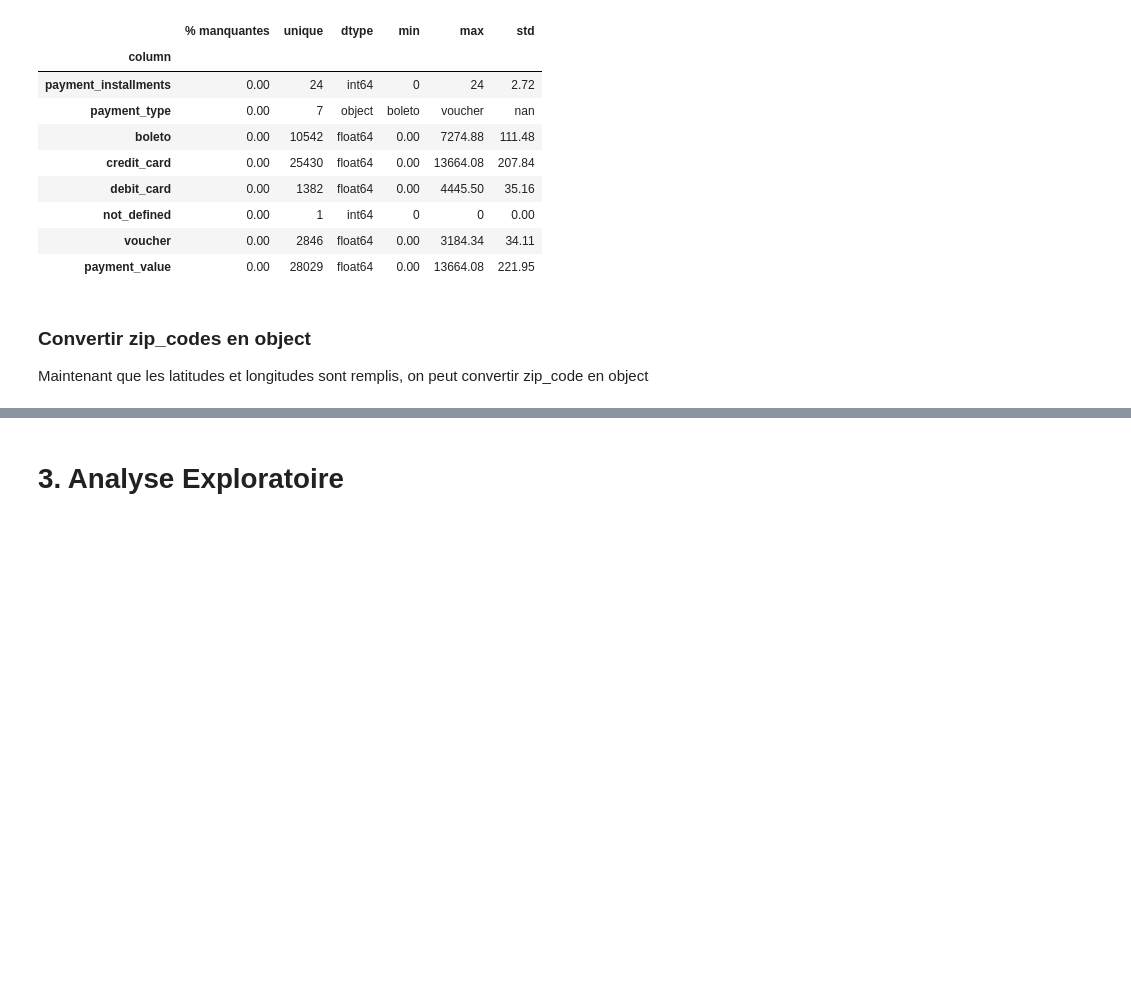
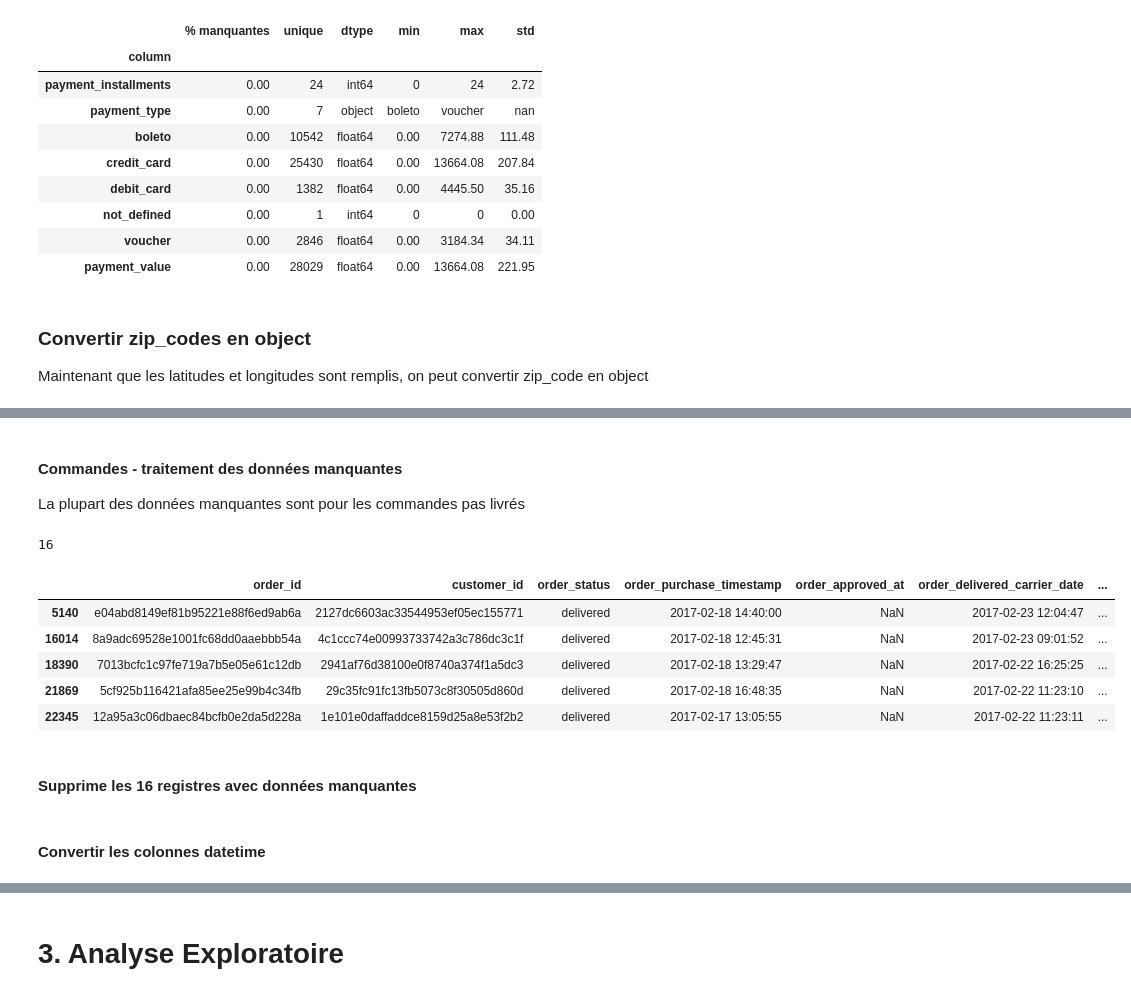
Before and after one commit to mrcreasey/oc-ds-p5-unsupervised-clustering, a Jupyter notebook: P5_01_analyse.ipynb, the cells around one changed output, grey strips where cells are left out. Saved outputs shown, nothing was run; the diff lists cells and outputs as text; code cells hidden in the pictures; blank space fills up the shorter version.

```diff
--- a/P5_01_analyse.ipynb
+++ b/P5_01_analyse.ipynb
@@ -1085,0 +1136,18 @@ sellers_geo['seller_zip_code_prefix'] = sellers_geo['seller_zip_code_prefix'].as
+# %% [markdown]
+#### Commandes - traitement des données manquantes
+
+La plupart des données manquantes sont pour les commandes pas livrés
+# %%
+rows_missing_data= commandes[commandes.isna().any(axis=1)]
+print(len(rows_missing_data))
+rows_missing_data.head()
+# %% [output]
+16
+|  | order_id | customer_id | order_status | order_purchase_timestamp | order_approved_at | order_delivered_carrier_date | ... |
+| 5140 | e04abd8149ef81b95221e88f6ed9ab6a | 2127dc6603ac33544953ef05ec155771 | delivered | 2017-02-18 14:40:00 | NaN | 2017-02-23 12:04:47 | ... |
+| 16014 | 8a9adc69528e1001fc68dd0aaebbb54a | 4c1ccc74e00993733742a3c786dc3c1f | delivered | 2017-02-18 12:45:31 | NaN | 2017-02-23 09:01:52 | ... |
+| 18390 | 7013bcfc1c97fe719a7b5e05e61c12db | 2941af76d38100e0f8740a374f1a5dc3 | delivered | 2017-02-18 13:29:47 | NaN | 2017-02-22 16:25:25 | ... |
+| 21869 | 5cf925b116421afa85ee25e99b4c34fb | 29c35fc91fc13fb5073c8f30505d860d | delivered | 2017-02-18 16:48:35 | NaN | 2017-02-22 11:23:10 | ... |
+| 22345 | 12a95a3c06dbaec84bcfb0e2da5d228a | 1e101e0daffaddce8159d25a8e53f2b2 | delivered | 2017-02-17 13:05:55 | NaN | 2017-02-22 11:23:11 | ... |
+# %% [markdown]
+#### Supprime les 16 registres avec données manquantes
@@ -1085,0 +1156,2 @@ sellers_geo['seller_zip_code_prefix'] = sellers_geo['seller_zip_code_prefix'].as
+# %% [markdown]
+#### Convertir les colonnes datetime
```
Also changed, not shown: parts of 5 cells of this notebook.
